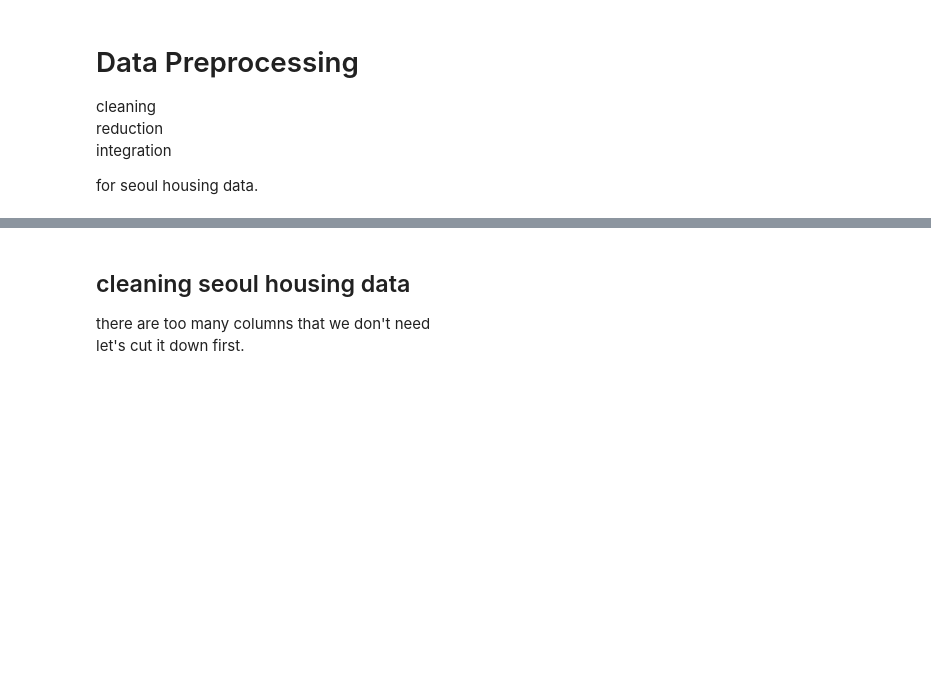
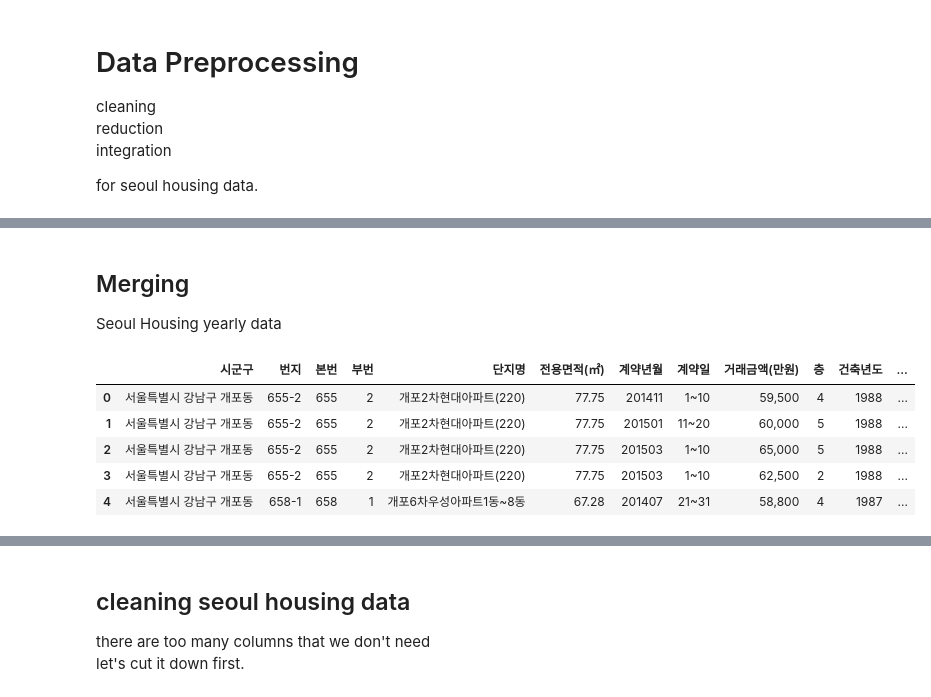
Before and after one commit to younghk/Housing_Seoul_Analysis, a Jupyter notebook: Data_preprocessing.ipynb, the cells around one changed output, grey strips where cells are left out. Cells and saved outputs as stored; diff of their text form; code cells hidden in the pictures; blank space fills up the shorter version.

```diff
--- a/Data_preprocessing.ipynb
+++ b/Data_preprocessing.ipynb
@@ -8,0 +15,4 @@ for seoul housing data.
+# %% [markdown]
+## Merging
+
+Seoul Housing yearly data
@@ -8,0 +21,5 @@ for seoul housing data.
+# %%
+all_files = []
+for i in range(2015,2020):
+    all_files.append('seoul_apart_'+str(i)+'.csv')
+all_seoul_apart = pd.concat([pd.read_csv(f) for f in all_files])
@@ -8,0 +28,9 @@ for seoul housing data.
+# %%
+all_seoul_apart.head(5)
+# %% [output]
+|  | 시군구 | 번지 | 본번 | 부번 | 단지명 | 전용면적(㎡) | 계약년월 | 계약일 | 거래금액(만원) | 층 | 건축년도 | ... |
+| 0 | 서울특별시 강남구 개포동 | 655-2 | 655 | 2 | 개포2차현대아파트(220) | 77.75 | 201411 | 1~10 | 59,500 | 4 | 1988 | ... |
+| 1 | 서울특별시 강남구 개포동 | 655-2 | 655 | 2 | 개포2차현대아파트(220) | 77.75 | 201501 | 11~20 | 60,000 | 5 | 1988 | ... |
+| 2 | 서울특별시 강남구 개포동 | 655-2 | 655 | 2 | 개포2차현대아파트(220) | 77.75 | 201503 | 1~10 | 65,000 | 5 | 1988 | ... |
+| 3 | 서울특별시 강남구 개포동 | 655-2 | 655 | 2 | 개포2차현대아파트(220) | 77.75 | 201503 | 1~10 | 62,500 | 2 | 1988 | ... |
+| 4 | 서울특별시 강남구 개포동 | 658-1 | 658 | 1 | 개포6차우성아파트1동~8동 | 67.28 | 201407 | 21~31 | 58,800 | 4 | 1987 | ... |
```
Also changed, not shown: parts of 34 cells of this notebook, 1 other file.
